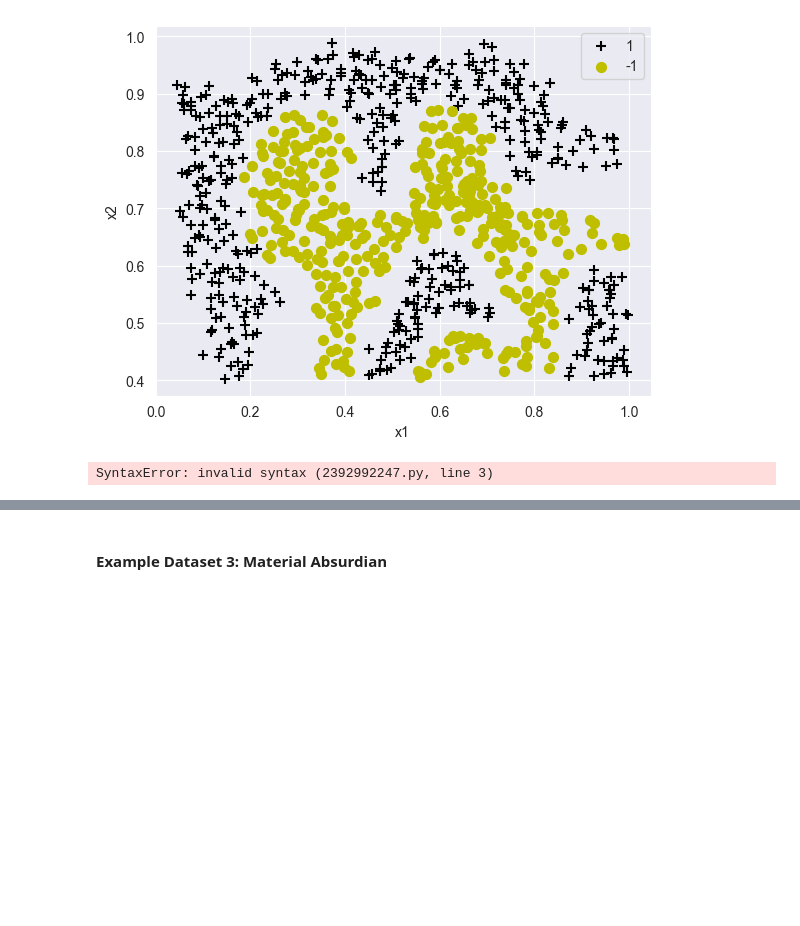
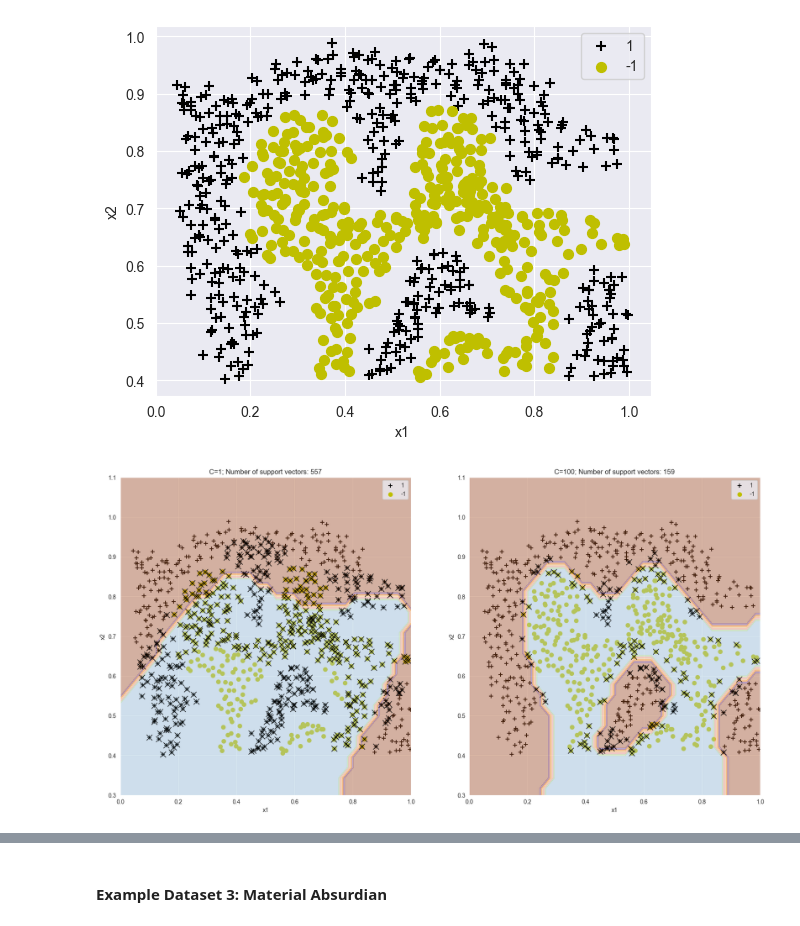
Before and after one commit to BenVigos/Machine-Learning, a Jupyter notebook: Assignment 4/Support_Vector_Machines_Assignment_2025_student.ipynb, the cells around one changed output, grey strips where cells are left out. Drawn from its saved outputs; the diff is of its cells as text; code cells hidden in the pictures; blank space fills up the shorter version.

```diff
--- a/Assignment 4/Support_Vector_Machines_Assignment_2025_student.ipynb
+++ b/Assignment 4/Support_Vector_Machines_Assignment_2025_student.ipynb
@@ -303,7 +303,7 @@ def plotdata(X, y, theta=None):
     plt.ylabel('x2')
 
 
-def plot_svc(svc, X, y):
+def plot_svc(svc, X, y, xlim = None, ylim = None):
     """
     plots the results from the sklearn SVM fit
 
@@ -327,6 +327,10 @@ def plot_svc(svc, X, y):
 
     plt.xlabel('x1')
     plt.ylabel('x2')
+
+    if xlim != None and ylim != None:
+        plt.xlim(xlim[0], xlim[1])
+        plt.ylim(ylim[0], ylim[1])
 # %%
 plotdata(X1, y1)
 # %% [output]
@@ -543,9 +545,22 @@ y2 = data[:,2]
 plotdata(X2, y2)
 # %% [output]
 [figure]
-# %%
-# Apply the sklearn tools to plot a decision boundary based on SVM with at least two different kernels
-
-....
-# %% [output]
-SyntaxError: invalid syntax (2392992247.py, line 3)
+# %%
+# Apply the sklearn tools to plot a decision boundary based on SVM with at least two different kernels
+fig, (ax1, ax2) = plt.subplots(1, 2, figsize=(20, 10))
+
+
+
+clf = SVC(C=1, kernel='poly', degree=5)
+clf.fit(X2, y2)
+
+fig.sca(ax1)
+plot_svc(clf, X2, y2, xlim=[0, 1], ylim=[0.3, 1.1] )
+
+clf = SVC(C=100, kernel='rbf')
+clf.fit(X2, y2)
+
+fig.sca(ax2)
+plot_svc(clf, X2, y2, xlim=[0, 1], ylim=[0.3, 1.1] )
+# %% [output]
+[figure, added]
```
Also changed, not shown: parts of 16 cells of this notebook.
